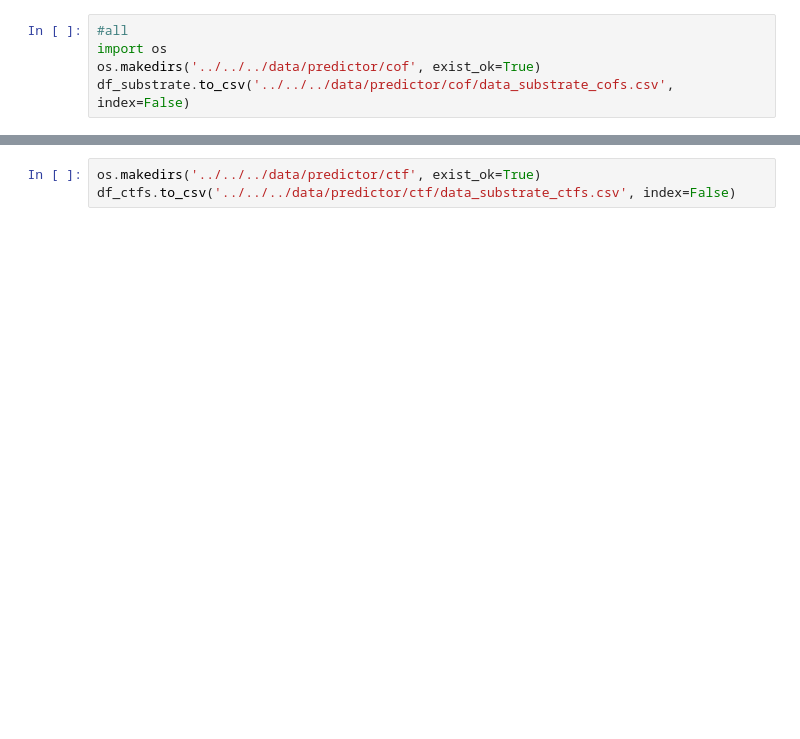
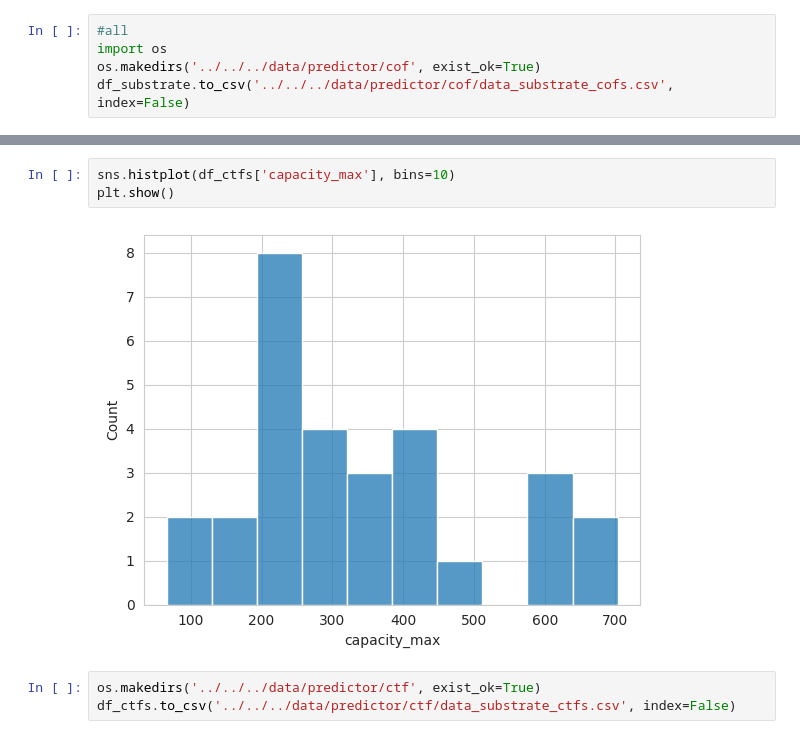
Before and after one commit to wtaisner/battery-rangers, a Jupyter notebook: modules/predictor/notebooks/initial_data_processing.ipynb, the cells around one changed output, grey strips where cells are left out. Drawn from its saved outputs; the diff is of its cells as text; blank space fills up the shorter version.

```diff
--- a/modules/predictor/notebooks/initial_data_processing.ipynb
+++ b/modules/predictor/notebooks/initial_data_processing.ipynb
@@ -116,3 +126,8 @@ df_ctfs
+# %%
+sns.histplot(df_ctfs['capacity_max'], bins=10)
+plt.show()
+# %% [output]
+[figure, added]
 # %%
 os.makedirs('../../../data/predictor/ctf', exist_ok=True)
 df_ctfs.to_csv('../../../data/predictor/ctf/data_substrate_ctfs.csv', index=False)
```
Also changed, not shown: parts of 4 cells of this notebook, 30 other files.
